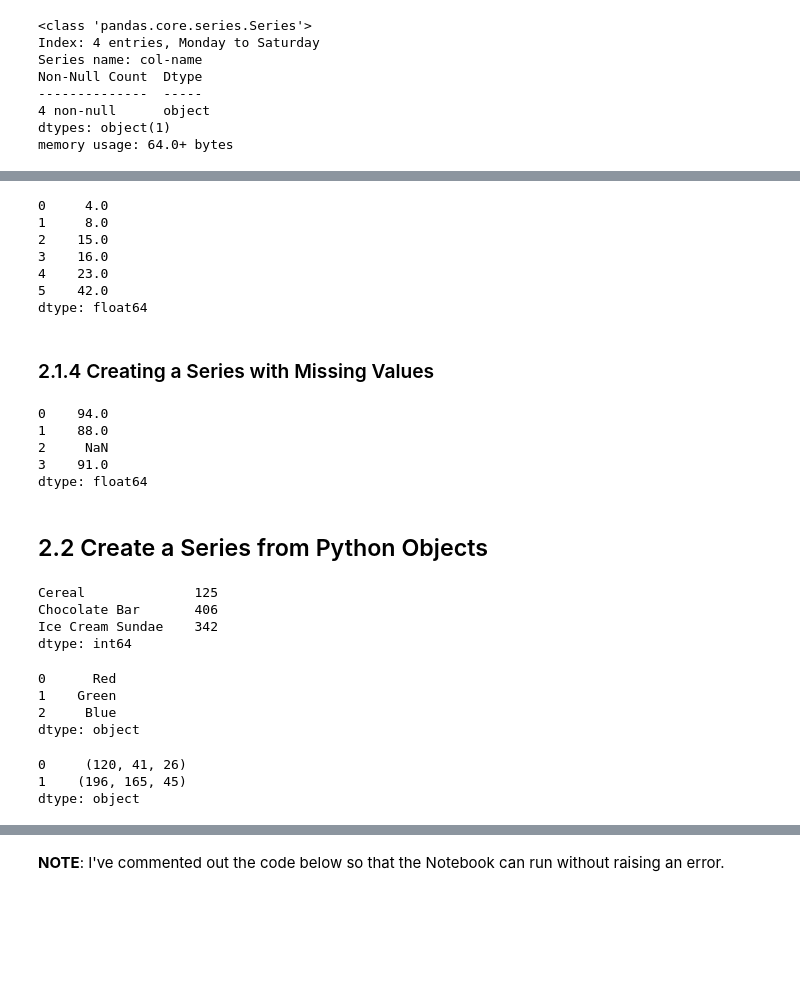
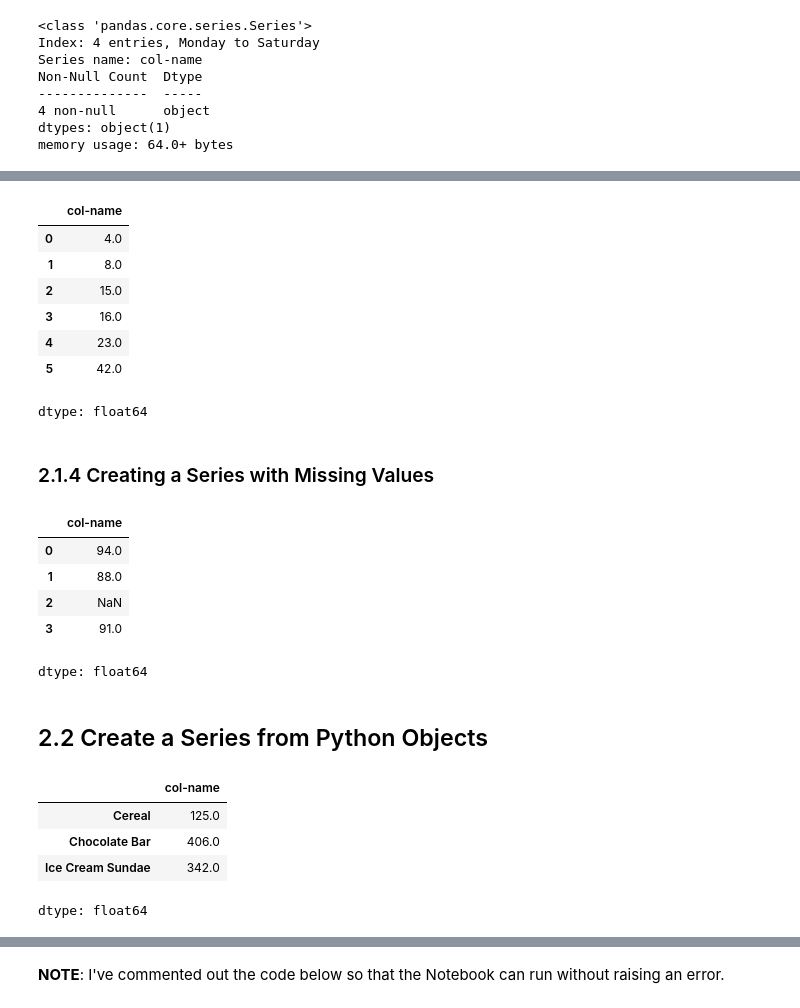
Before and after one commit to MinyaevAndrey/pandas-in-action, a Jupyter notebook: chapter_02_the_series_object/chapter_02_the_series_object.ipynb, the cells around one changed output, grey strips where cells are left out. Cells and saved outputs as stored; diff of their text form; code cells hidden in the pictures; blank space fills up the shorter version.

```diff
--- a/chapter_02_the_series_object/chapter_02_the_series_object.ipynb
+++ b/chapter_02_the_series_object/chapter_02_the_series_object.ipynb
@@ -107,53 +110,48 @@ pd.Series(lucky_numbers)
 dtype: int64
 # %%
-lucky_numbers = [4, 8, 15, 16, 23, 42]
-pd.Series(lucky_numbers, dtype = "float")
+pd.Series(
+    data=[4, 8, 15, 16, 23, 42],
+    name='col-name',
+    dtype = "float"
+)
 # %% [output]
+|  | col-name |
+| 0 | 4.0 |
+| 1 | 8.0 |
+| 2 | 15.0 |
+| 3 | 16.0 |
+| 4 | 23.0 |
+| 5 | 42.0 |
-0     4.0
-1     8.0
-2    15.0
-3    16.0
-4    23.0
-5    42.0
 dtype: float64
 # %% [markdown]
 ### 2.1.4 Creating a Series with Missing Values
 # %%
-temperatures = [94, 88, np.nan, 91]
-pd.Series(data = temperatures)
+pd.Series(
+    data = [94, 88, np.nan, 91],
+    name='col-name'
+)
 # %% [output]
+|  | col-name |
+| 0 | 94.0 |
+| 1 | 88.0 |
+| 2 | NaN |
+| 3 | 91.0 |
-0    94.0
-1    88.0
-2     NaN
-3    91.0
 dtype: float64
 # %% [markdown]
 ## 2.2 Create a Series from Python Objects
 # %%
-calorie_info = {
-    "Cereal": 125,
-    "Chocolate Bar": 406,
-    "Ice Cream Sundae": 342,
-}
-
-diet = pd.Series(calorie_info)
-diet
+pd.Series(
+    {
+      "Cereal": 125,
+      "Chocolate Bar": 406,
+      "Ice Cream Sundae": 342,
+    },
+    name='col-name',
+    dtype=float
+)
 # %% [output]
+|  | col-name |
+| Cereal | 125.0 |
+| Chocolate Bar | 406.0 |
+| Ice Cream Sundae | 342.0 |
-Cereal              125
-Chocolate Bar       406
-Ice Cream Sundae    342
-dtype: int64
+dtype: float64
-# %%
-pd.Series(data = ("Red", "Green", "Blue"))
-# %% [output]
-0      Red
-1    Green
-2     Blue
-dtype: object
-# %%
-rgb_colors = [(120, 41, 26), (196, 165, 45)]
-pd.Series(data = rgb_colors)
-# %% [output]
-0     (120, 41, 26)
-1    (196, 165, 45)
-dtype: object
```
Also changed, not shown: parts of 19 cells of this notebook.
